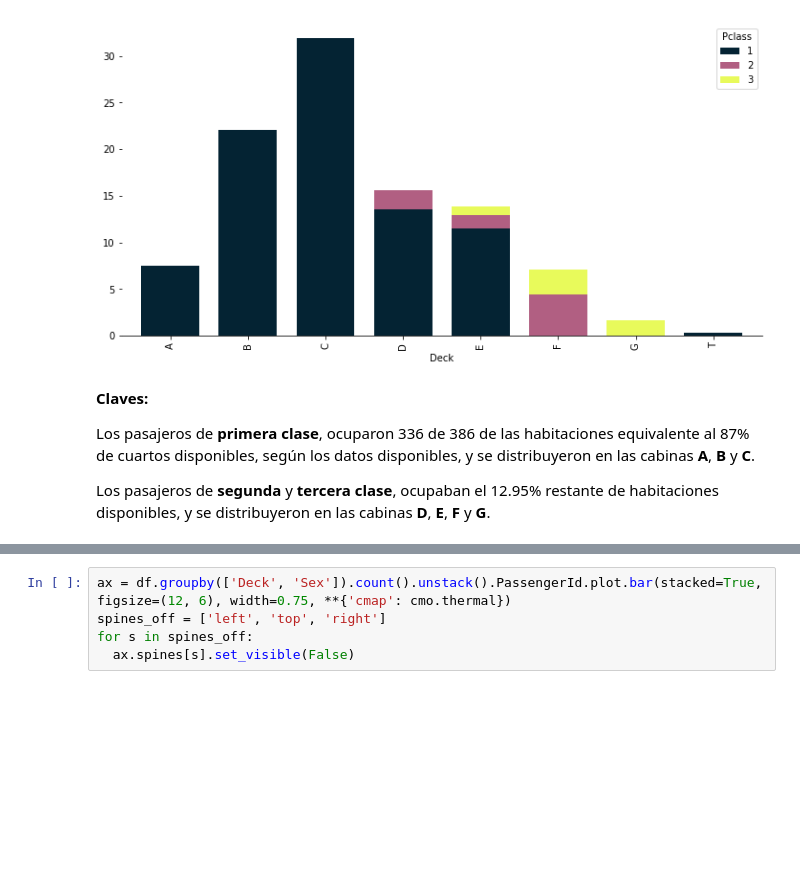
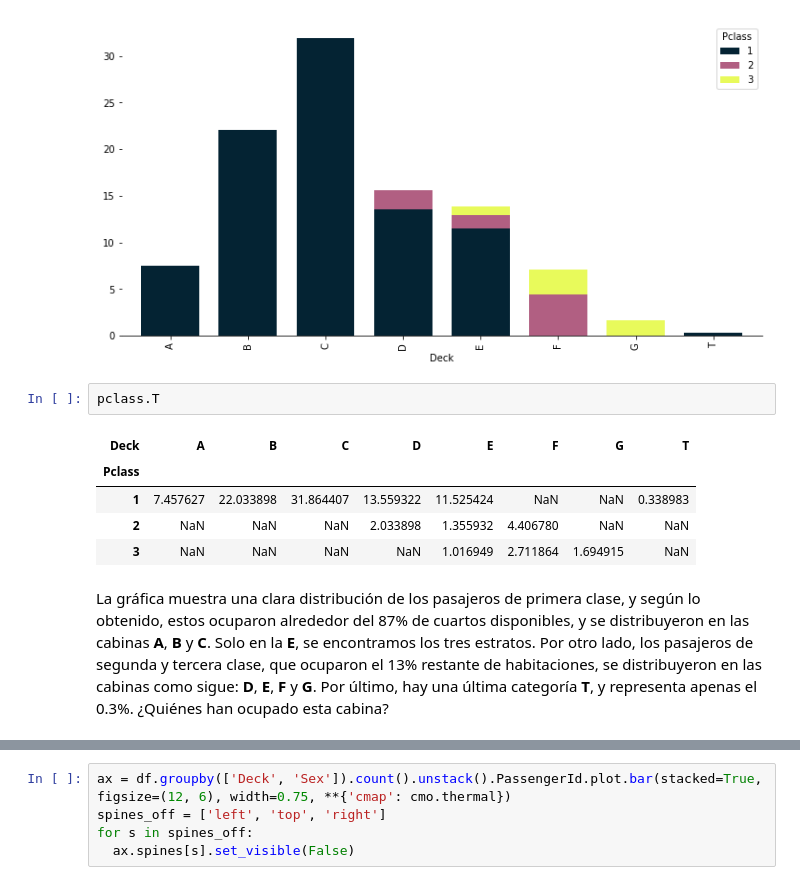
Before and after one commit to juancn95/saturdaysAI_titanic_challenge, a Jupyter notebook: SaturdaysAI_titanic_challenge.ipynb, the cells around one changed output, grey strips where cells are left out. Cells and saved outputs as stored; diff of their text form; blank space fills up the shorter version.

```diff
--- a/SaturdaysAI_titanic_challenge.ipynb
+++ b/SaturdaysAI_titanic_challenge.ipynb
@@ -521,9 +526,13 @@ for s in spines_off:
   ax.spines[s].set_visible(False)
 # %% [output]
 [figure]
+# %%
+pclass.T
+# %% [output]
+| Deck | A | B | C | D | E | F | G | T |
+| Pclass |  |  |  |  |  |  |  |  |
+| 1 | 7.457627 | 22.033898 | 31.864407 | 13.559322 | 11.525424 | NaN | NaN | 0.338983 |
+| 2 | NaN | NaN | NaN | 2.033898 | 1.355932 | 4.406780 | NaN | NaN |
+| 3 | NaN | NaN | NaN | NaN | 1.016949 | 2.711864 | 1.694915 | NaN |
 # %% [markdown]
-**Claves:**
-
-Los pasajeros de **primera clase**, ocuparon 336 de 386 de las habitaciones equivalente al 87% de cuartos disponibles, según los datos disponibles, y se distribuyeron en las cabinas **A**, **B** y **C**.
-
-Los pasajeros de **segunda** y **tercera clase**, ocupaban el 12.95% restante de habitaciones disponibles, y se distribuyeron en las cabinas **D**, **E**, **F** y **G**.
+La gráfica muestra una clara distribución de los pasajeros de primera clase, y según lo obtenido, estos ocuparon alrededor del 87% de cuartos disponibles, y se distribuyeron en las cabinas **A**, **B** y **C**. Solo en la **E**, se encontramos los tres estratos. Por otro lado, los pasajeros de segunda y tercera clase, que ocuparon el 13% restante de habitaciones, se distribuyeron en las cabinas como sigue: **D**, **E**, **F** y **G**. Por último, hay una última categoría **T**, y representa apenas el 0.3%. ¿Quiénes han ocupado esta cabina?
```
Also changed, not shown: parts of 47 cells of this notebook.
